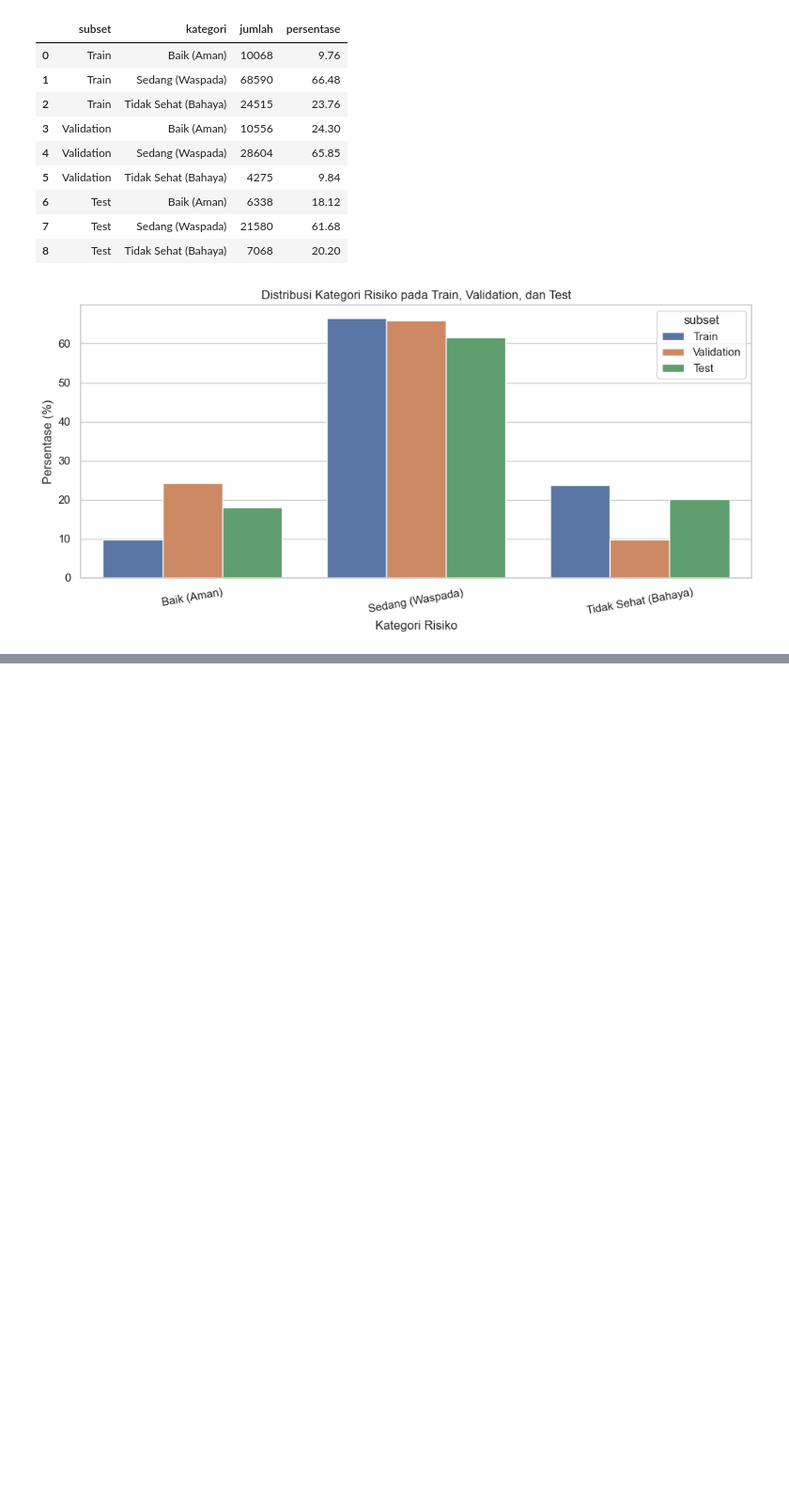
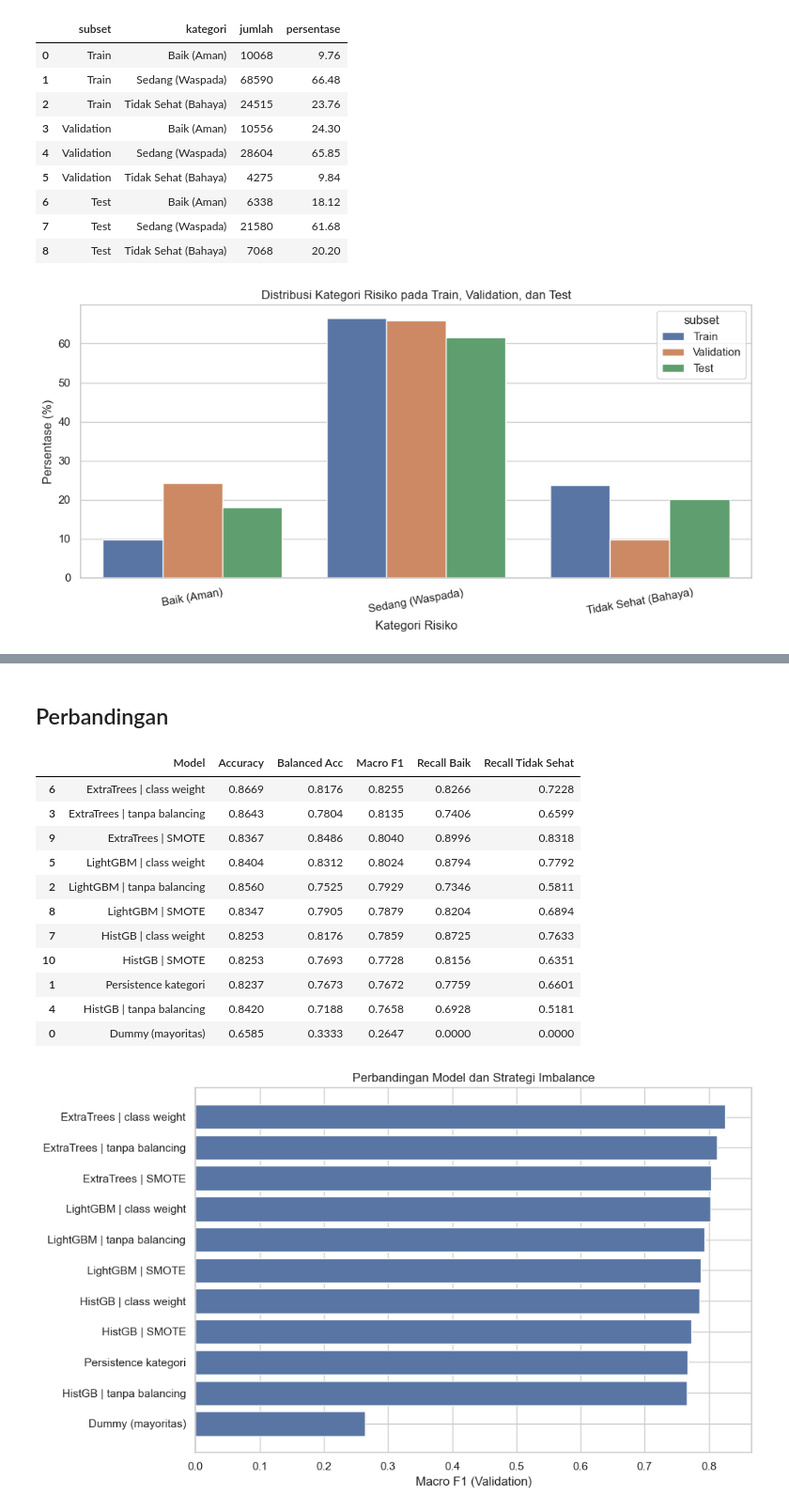
Before and after one commit to naufalhilmidh/AirGuard-SDGs, a Jupyter notebook: notebooks/04_modeling/KLASIFIKASI.ipynb, the cells around one changed output, grey strips where cells are left out. Shown at 94% size. Drawn from its saved outputs; the diff is of its cells as text; code cells hidden in the pictures; blank space fills up the shorter version.

Commit message:
Model klasifikasi

```diff
--- a/notebooks/04_modeling/KLASIFIKASI.ipynb
+++ b/notebooks/04_modeling/KLASIFIKASI.ipynb
@@ -526,0 +567,24 @@ plt.show()
+# %%
+hasil = []
+
+def evaluasi(nama, y_true, y_pred, subset="Validation"):
+    rec = recall_score(y_true, y_pred, average=None, labels=[0, 1, 2], zero_division=0)
+    f1c = f1_score(y_true, y_pred, average=None, labels=[0, 1, 2], zero_division=0)
+    hasil.append({
+        "Model": nama,
+        "Subset": subset,
+        "Accuracy": accuracy_score(y_true, y_pred),
+        "Balanced Acc": balanced_accuracy_score(y_true, y_pred),
+        "Macro F1": f1_score(y_true, y_pred, average="macro"),
+        "Recall Baik": rec[0],
+        "Recall Sedang": rec[1],
+        "Recall Tidak Sehat": rec[2],
+        "F1 Baik": f1c[0],
+        "F1 Sedang": f1c[1],
+        "F1 Tidak Sehat": f1c[2],
+    })
+
+def tampilkan_hasil():
+    return (pd.DataFrame(hasil)
+            .sort_values(["Subset", "Macro F1"], ascending=[True, False])
+            .round(4))
@@ -526,0 +710,30 @@ plt.show()
+# %% [markdown]
+## Perbandingan
+# %%
+df_hasil = tampilkan_hasil()
+df_val = df_hasil[df_hasil["Subset"] == "Validation"]
+
+display(df_val[["Model", "Accuracy", "Balanced Acc", "Macro F1",
+                "Recall Baik", "Recall Tidak Sehat"]])
+
+plt.figure(figsize=(10, 6))
+d = df_val.sort_values("Macro F1")
+plt.barh(d["Model"], d["Macro F1"], color="#5875a4")
+plt.xlabel("Macro F1 (Validation)")
+plt.title("Perbandingan Model dan Strategi Imbalance")
+plt.tight_layout()
+plt.show()
+# %% [output]
+|  | Model | Accuracy | Balanced Acc | Macro F1 | Recall Baik | Recall Tidak Sehat |
+| 6 | ExtraTrees | class weight | 0.8669 | 0.8176 | 0.8255 | 0.8266 | 0.7228 |
+| 3 | ExtraTrees | tanpa balancing | 0.8643 | 0.7804 | 0.8135 | 0.7406 | 0.6599 |
+| 9 | ExtraTrees | SMOTE | 0.8367 | 0.8486 | 0.8040 | 0.8996 | 0.8318 |
+| 5 | LightGBM | class weight | 0.8404 | 0.8312 | 0.8024 | 0.8794 | 0.7792 |
+| 2 | LightGBM | tanpa balancing | 0.8560 | 0.7525 | 0.7929 | 0.7346 | 0.5811 |
+| 8 | LightGBM | SMOTE | 0.8347 | 0.7905 | 0.7879 | 0.8204 | 0.6894 |
+| 7 | HistGB | class weight | 0.8253 | 0.8176 | 0.7859 | 0.8725 | 0.7633 |
+| 10 | HistGB | SMOTE | 0.8253 | 0.7693 | 0.7728 | 0.8156 | 0.6351 |
+| 1 | Persistence kategori | 0.8237 | 0.7673 | 0.7672 | 0.7759 | 0.6601 |
+| 4 | HistGB | tanpa balancing | 0.8420 | 0.7188 | 0.7658 | 0.6928 | 0.5181 |
+| 0 | Dummy (mayoritas) | 0.6585 | 0.3333 | 0.2647 | 0.0000 | 0.0000 |
+[figure, added]
```
Also changed, not shown: parts of 22 cells of this notebook.
